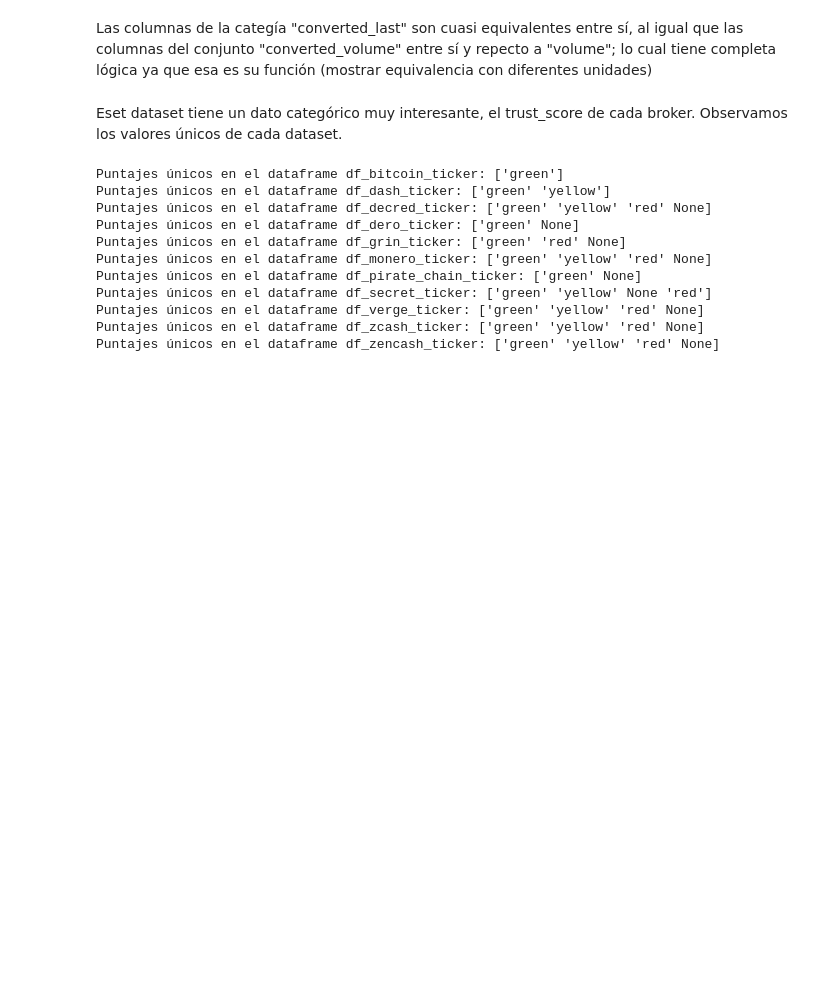
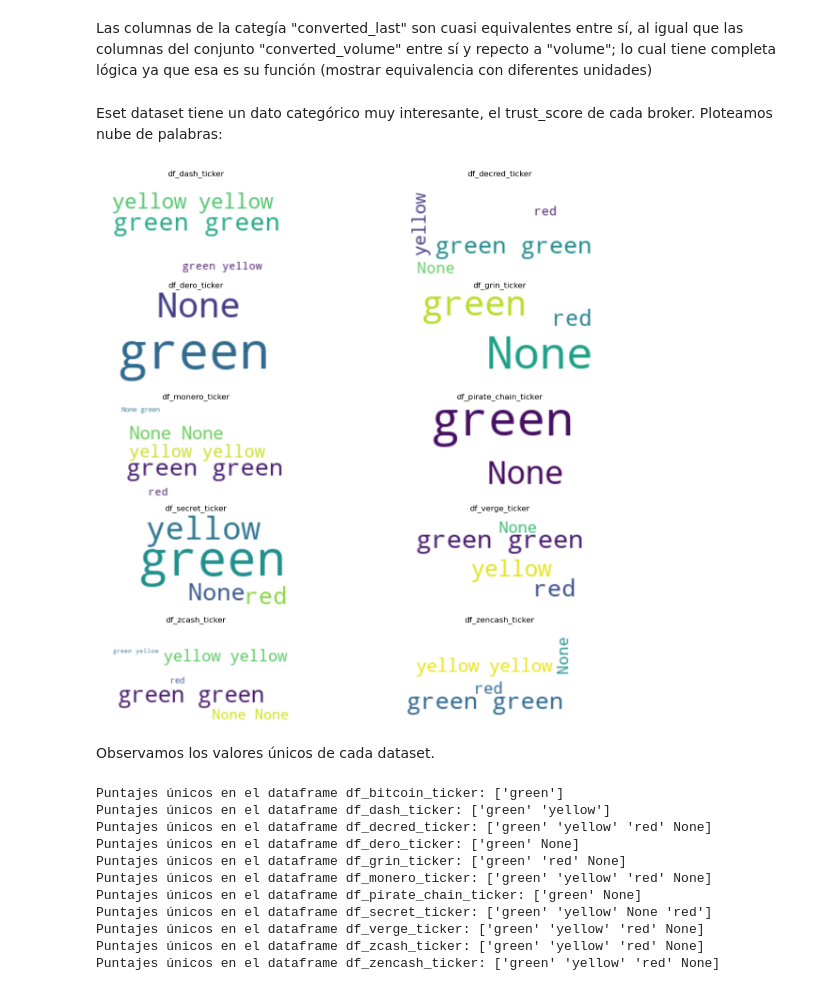
Before and after one commit to MarFloCaro/DataCrypto, a Jupyter notebook: eda.ipynb, the cells around one changed output. Drawn from its saved outputs; the diff is of its cells as text; code cells hidden in the pictures; blank space fills up the shorter version.

```diff
--- a/eda.ipynb
+++ b/eda.ipynb
@@ -421,7 +468,33 @@ plt.show()
 # %% [markdown]
 Las columnas de la categía "converted_last" son cuasi equivalentes entre sí, al igual que las columnas del conjunto "converted_volume" entre sí y repecto a "volume"; lo cual tiene completa lógica ya que esa es su función (mostrar equivalencia con diferentes unidades)
 # %% [markdown]
-Eset dataset tiene un dato categórico muy interesante, el trust_score de cada broker. Observamos los valores únicos de cada dataset.
+Eset dataset tiene un dato categórico muy interesante, el trust_score de cada broker. Ploteamos nube de palabras:
+# %%
+fig, axes = plt.subplots(5, 2, figsize=(17, 12))
+fig.subplots_adjust(hspace=1)
+
+graphic_dict = tickers_dict.copy()
+del graphic_dict['df_bitcoin_ticker']
+
+for idx, (key, df) in enumerate(graphic_dict.items()):
+    row = idx // 2
+    col = idx % 2
+    ax = axes[row, col]
+
+    text_data = ' '.join(df['trust_score'].astype(str))
+
+    wordcloud = WordCloud(width=200, height=100, background_color='white').generate(text_data)
+
+    ax.imshow(wordcloud, interpolation='bilinear')
+    ax.set_title(key)
+    ax.axis('off')
+
+plt.tight_layout()
+plt.show()
+# %% [output]
+[figure, added]
+# %% [markdown]
+Observamos los valores únicos de cada dataset.
 # %%
 # Exploramos los posibles valores de la columna trusts scores
 for key in tickers_dict:
```
Also changed, not shown: parts of 31 cells of this notebook.
